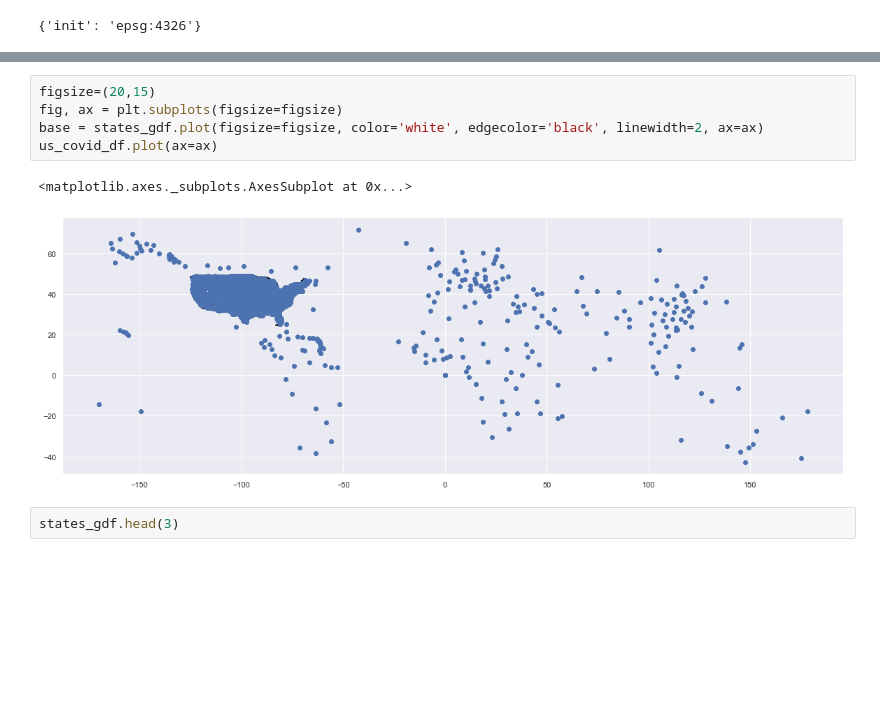
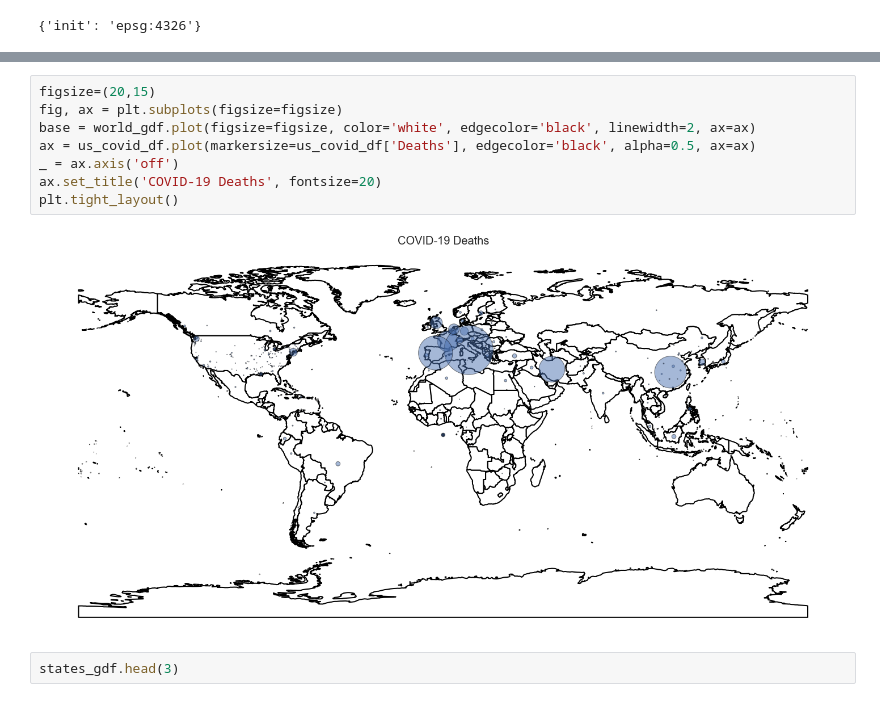
Before and after one commit to MattTriano/COVID-19_Viz, a Jupyter notebook: COVID-19_EDA_2.ipynb, the cells around one changed output, grey strips where cells are left out. Drawn from its saved outputs; the diff is of its cells as text; blank space fills up the shorter version.

Commit message:
Added detail to the maps, made markersizes reflect data

```diff
--- a/COVID-19_EDA_2.ipynb
+++ b/COVID-19_EDA_2.ipynb
@@ -304,11 +357,13 @@ states_gdf = states_gdf.to_crs({'init':'epsg:4326'})
 # %%
 figsize=(20,15)
 fig, ax = plt.subplots(figsize=figsize)
-base = states_gdf.plot(figsize=figsize, color='white', edgecolor='black', linewidth=2, ax=ax)
-us_covid_df.plot(ax=ax)
+base = world_gdf.plot(figsize=figsize, color='white', edgecolor='black', linewidth=2, ax=ax)
+ax = us_covid_df.plot(markersize=us_covid_df['Deaths'], edgecolor='black', alpha=0.5, ax=ax)
+_ = ax.axis('off')
+ax.set_title('COVID-19 Deaths', fontsize=20)
+plt.tight_layout()
 # %% [output]
-<matplotlib.axes._subplots.AxesSubplot at 0x...>
-[figure, old version]
+[figure, new version]
 # %%
 states_gdf.head(3)
 # %% [output]
```
Also changed, not shown: parts of 17 cells of this notebook.
